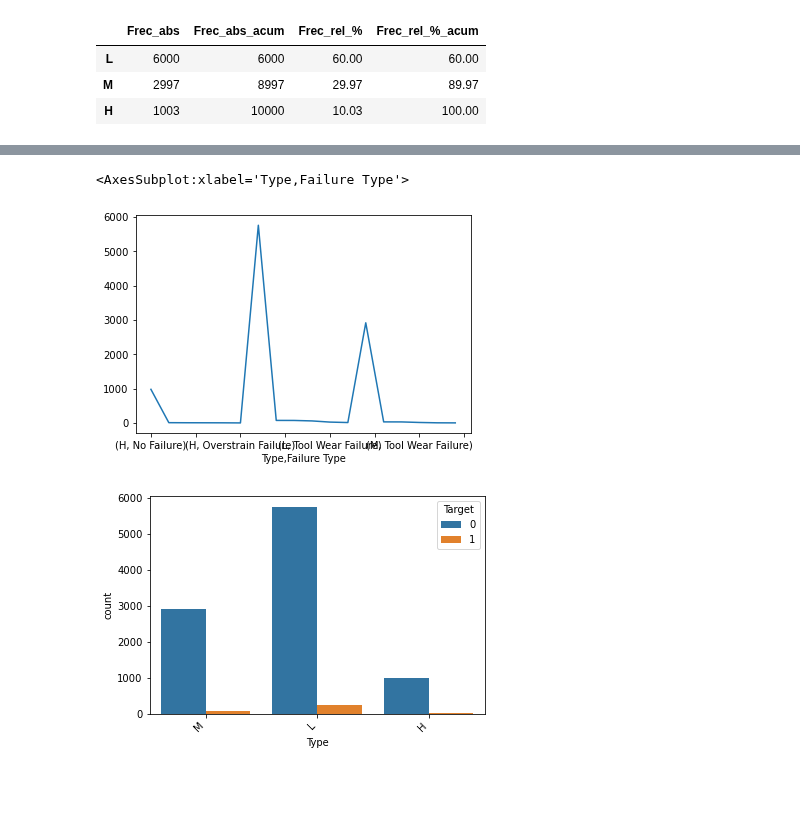
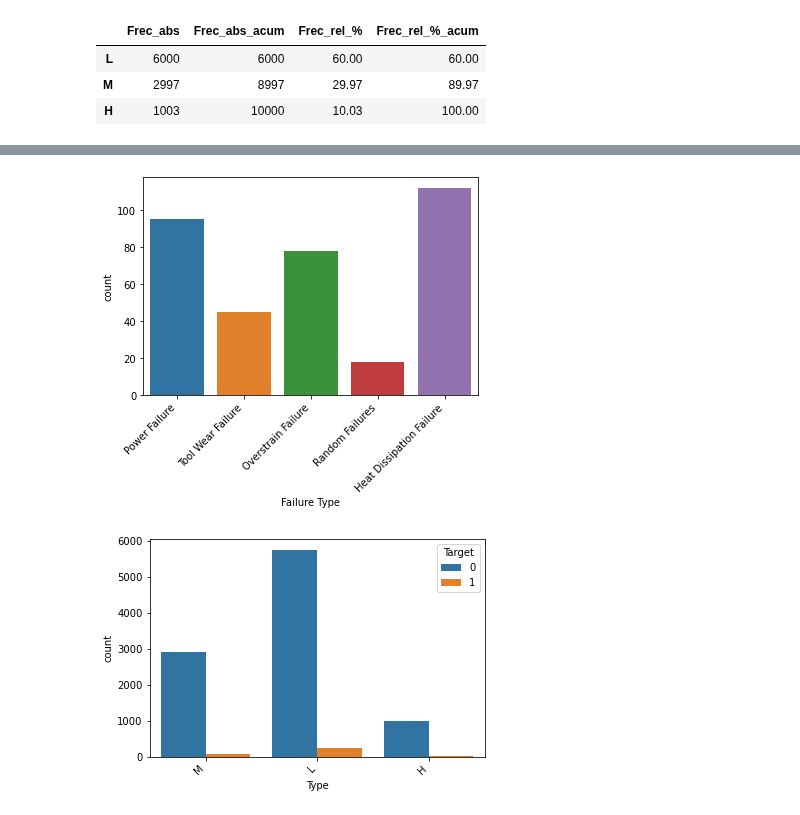
Before and after one commit to maxi879/proyecto_final_coder, a Jupyter notebook: Analisis.ipynb, the cells around one changed output, grey strips where cells are left out. Drawn from its saved outputs; the diff is of its cells as text; code cells hidden in the pictures; blank space fills up the shorter version.

```diff
--- a/Analisis.ipynb
+++ b/Analisis.ipynb
@@ -204,5 +188,0 @@ Name: Failure Type, Length: 10000, dtype: int64
-# %%
-(df.groupby(['Type'])['Failure Type'].value_counts()).plot()
-# %% [output]
-<AxesSubplot:xlabel='Type,Failure Type'>
-[figure, removed]
@@ -209,3 +192,8 @@ Name: Failure Type, Length: 10000, dtype: int64
+# %%
+grafico= sns.countplot(fallas["Failure Type"])
+grafico.set_xticklabels(grafico.get_xticklabels(), rotation=45, ha="right");
+# %% [output]
+[figure, added]
 # %%
 draw = sns.countplot(df["Type"], hue= df['Target'])
 draw.set_xticklabels(draw.get_xticklabels(), rotation=45, ha="right")
```
Also changed, not shown: parts of 8 cells of this notebook.
